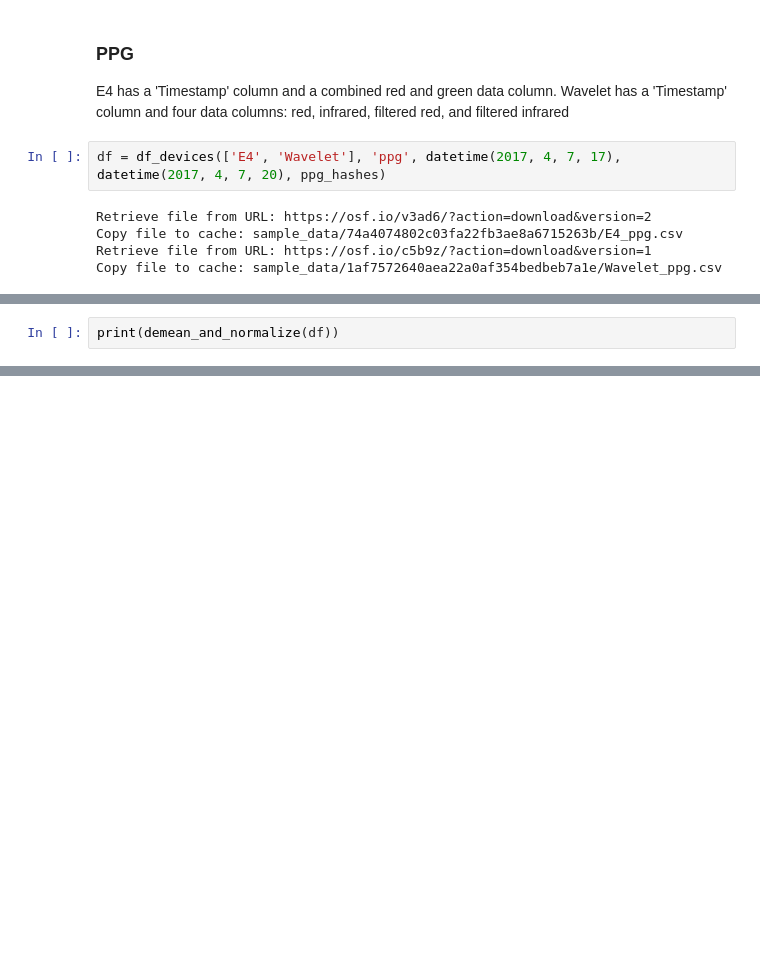
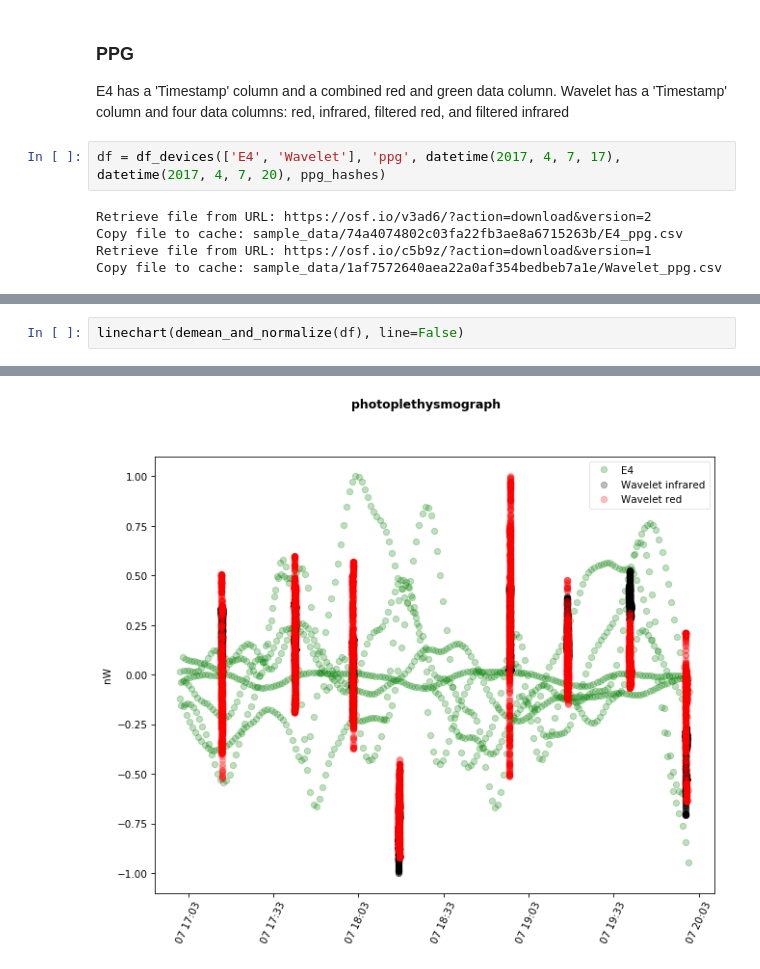
Before and after one commit to ChildMindInstitute/Healthy-Brain-Network-wearable-evaluation, a Jupyter notebook: ppg.ipynb, the cells around one changed output, grey strips where cells are left out. Drawn from its saved outputs; the diff is of its cells as text; blank space fills up the shorter version.

```diff
--- a/ppg.ipynb
+++ b/ppg.ipynb
@@ -44,3 +67,3 @@ Copy file to cache: sample_data/1af7572640aea22a0af354bedbeb7a1e/Wavelet_ppg.csv
 # %%
-print(demean_and_normalize(df))
+linechart(demean_and_normalize(df), line=False)
 # %% [output]
@@ -63,0 +71 @@ Timestamp
+[figure, added]
```
Also changed, not shown: parts of 6 cells of this notebook, 5 other files.
